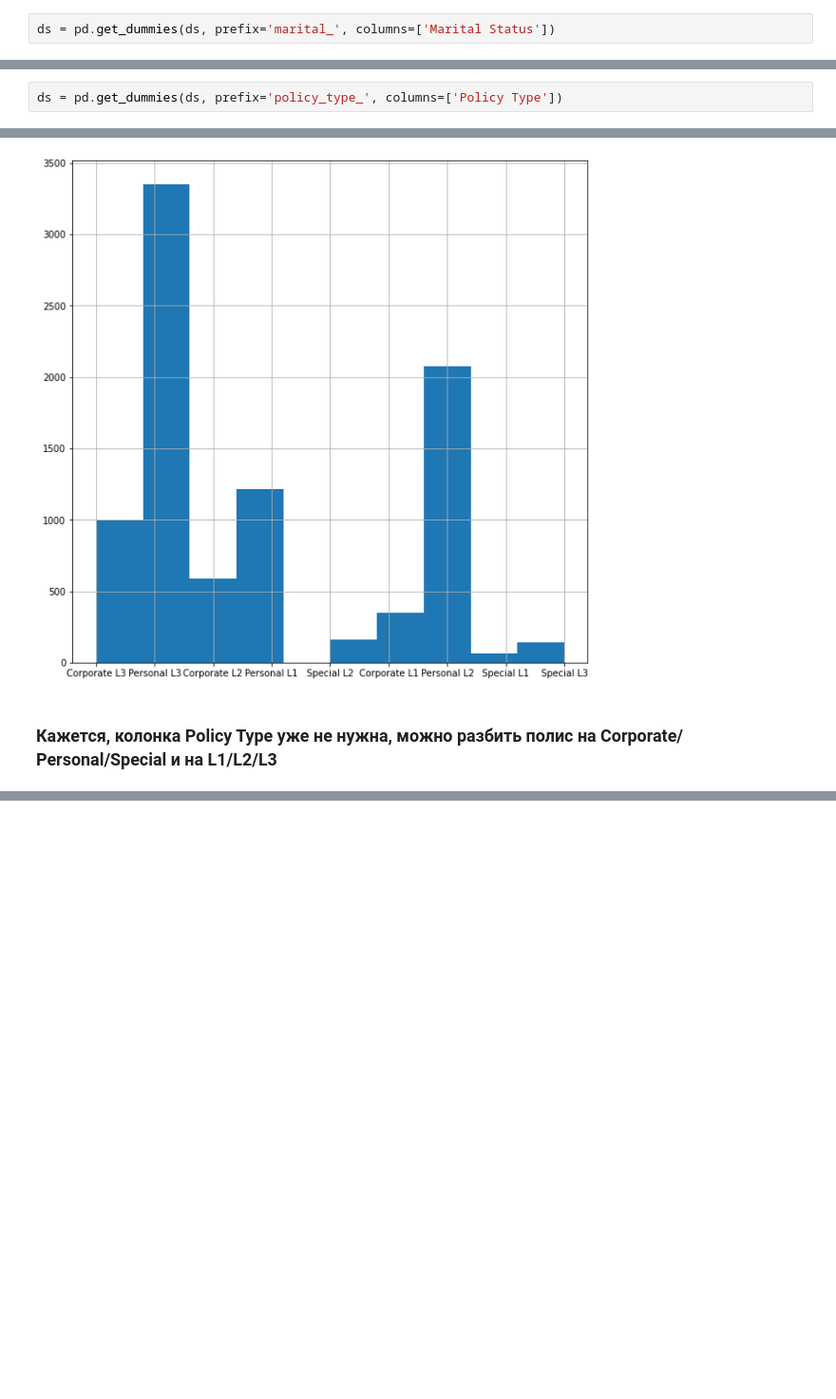
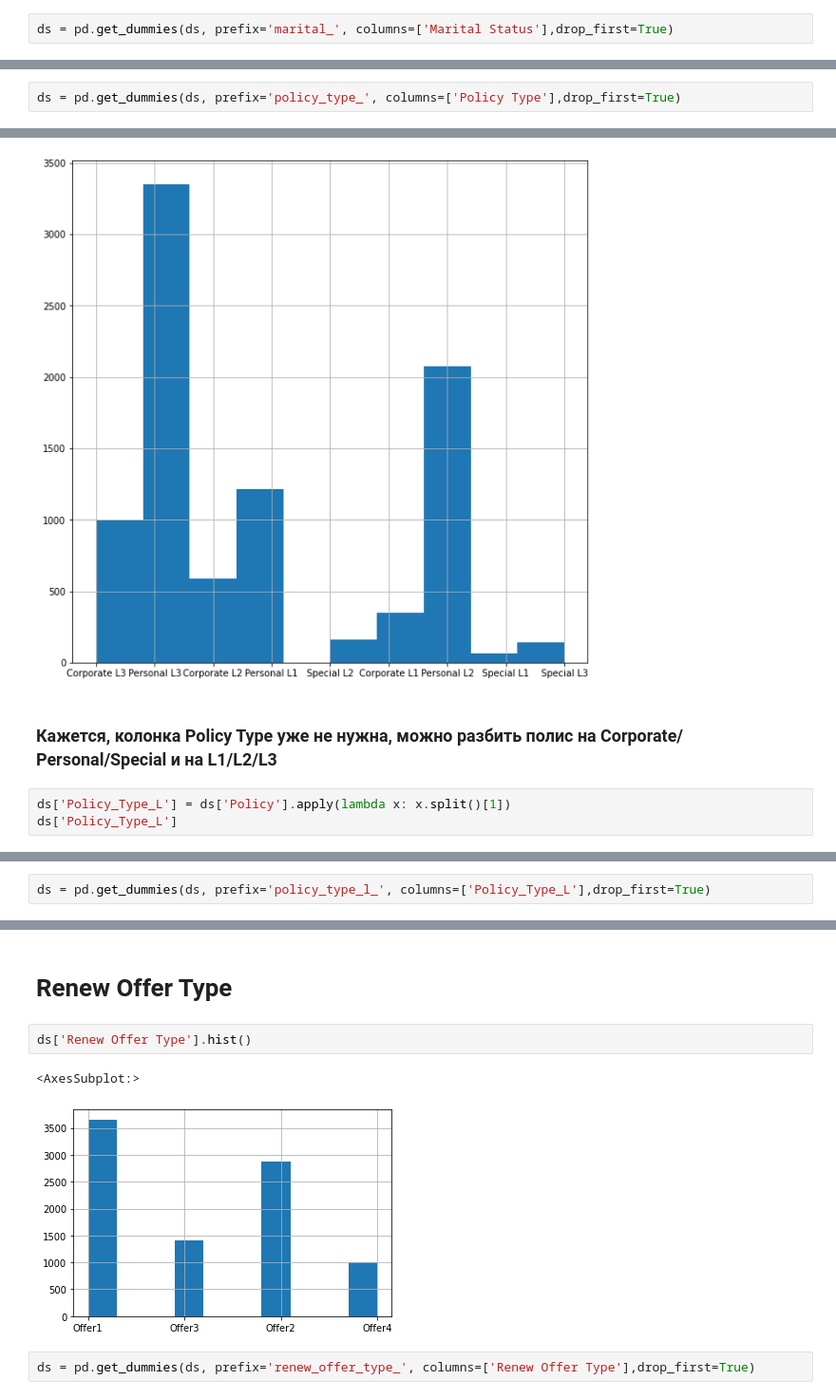
Before and after one commit to TefloniusMonk/intro, a Jupyter notebook: notebooks/customer_lifetime_value.ipynb, the cells around one changed output, grey strips where cells are left out. Shown at 95% size. Cells and saved outputs as stored; diff of their text form; blank space fills up the shorter version.

```diff
--- a/notebooks/customer_lifetime_value.ipynb
+++ b/notebooks/customer_lifetime_value.ipynb
@@ -284,7 +288,7 @@ ds['Marital Status'].hist()
 <AxesSubplot:>
 [figure]
 # %%
-ds = pd.get_dummies(ds, prefix='marital_', columns=['Marital Status'])
+ds = pd.get_dummies(ds, prefix='marital_', columns=['Marital Status'],drop_first=True)
 # %% [markdown]
 # Number of Policies
 # %%
@@ -319,7 +321,7 @@ ds['Policy Type'].hist()
 <AxesSubplot:>
 [figure]
 # %%
-ds = pd.get_dummies(ds, prefix='policy_type_', columns=['Policy Type'])
+ds = pd.get_dummies(ds, prefix='policy_type_', columns=['Policy Type'],drop_first=True)
 # %% [markdown]
 # Policy
 # %%
@@ -330,3 +332,6 @@ ds['Policy'].hist()
 [figure]
 # %% [markdown]
 ### Кажется, колонка Policy Type уже не нужна, можно разбить полис на Corporate/ Personal/Special и на L1/L2/L3
+# %%
+ds['Policy_Type_L'] = ds['Policy'].apply(lambda x: x.split()[1])
+ds['Policy_Type_L']
@@ -332,0 +351,2 @@ ds['Policy'].hist()
+# %%
+ds = pd.get_dummies(ds, prefix='policy_type_l_', columns=['Policy_Type_L'],drop_first=True)
@@ -332,0 +388,9 @@ ds['Policy'].hist()
+# %% [markdown]
+# Renew Offer Type
+# %%
+ds['Renew Offer Type'].hist()
+# %% [output]
+<AxesSubplot:>
+[figure, added]
+# %%
+ds = pd.get_dummies(ds, prefix='renew_offer_type_', columns=['Renew Offer Type'],drop_first=True)
```
Also changed, not shown: parts of 39 cells of this notebook, 1 other file.
